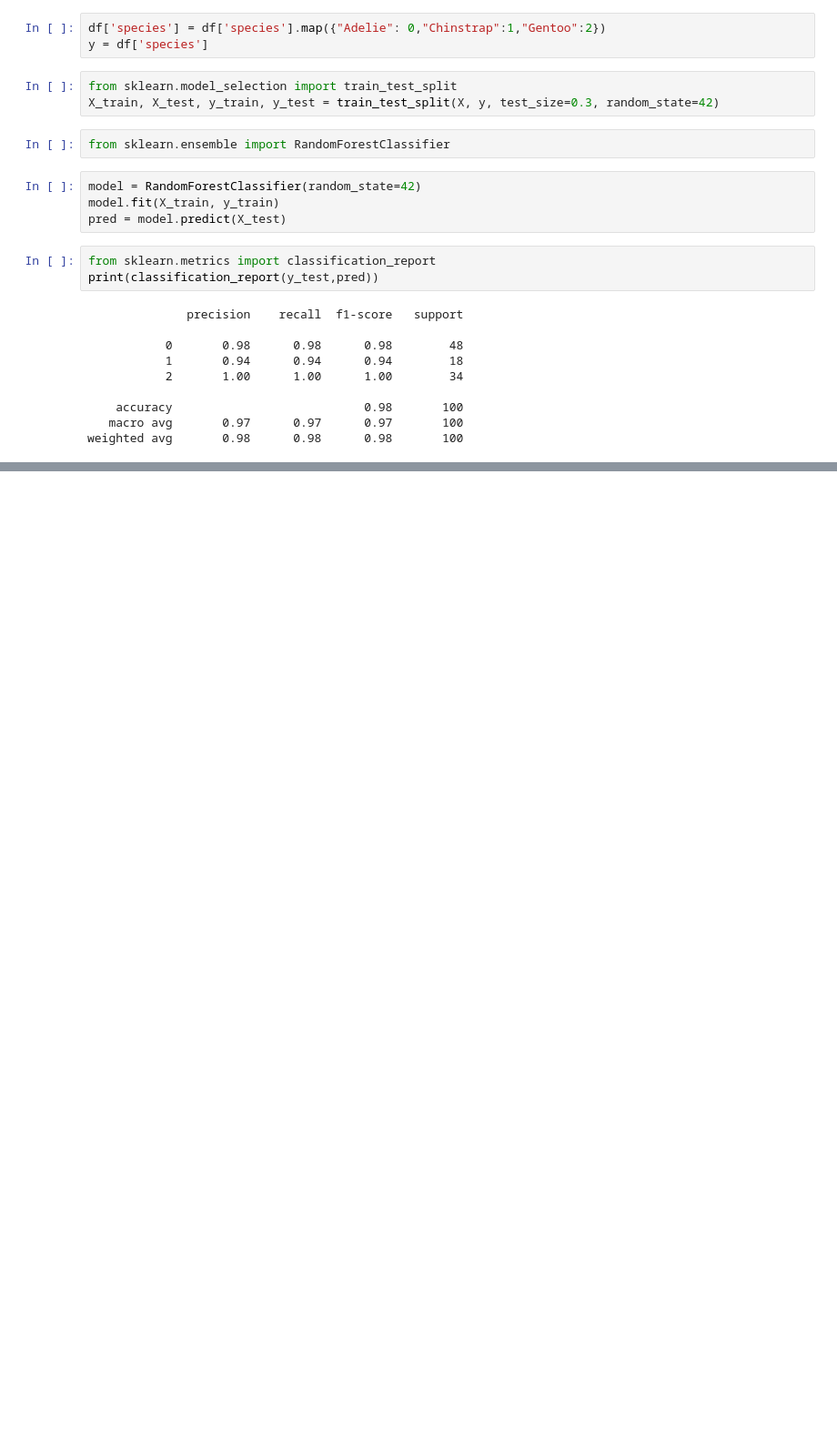
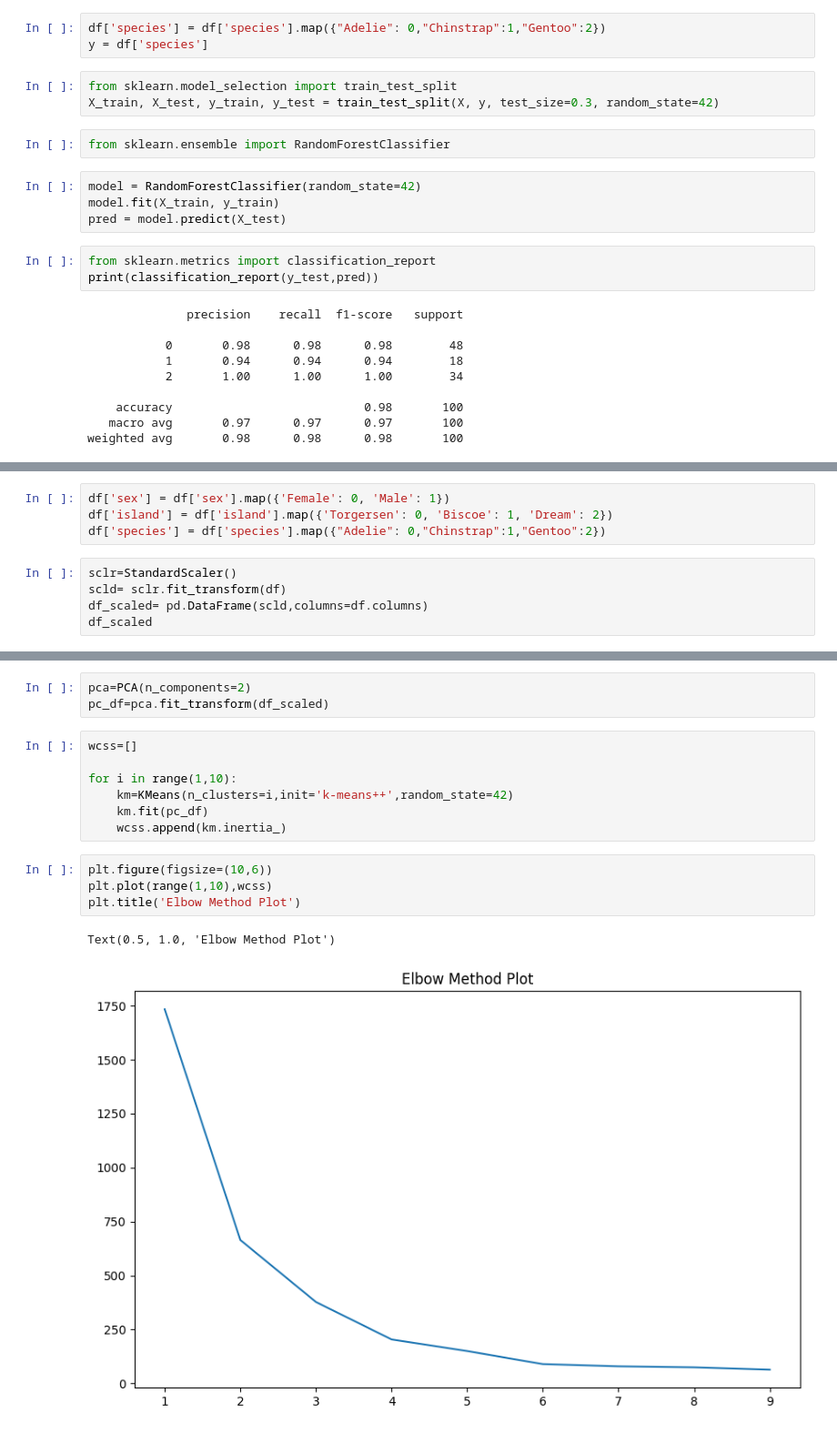
Before and after one commit to SanjarbekMatlabov/unsupervised-learning, a Jupyter notebook: penguins.ipynb, the cells around one changed output, grey strips where cells are left out. Shown at 91% size. Drawn from its saved outputs; the diff is of its cells as text; blank space fills up the shorter version.

```diff
--- a/penguins.ipynb
+++ b/penguins.ipynb
@@ -88,0 +94,9 @@ weighted avg       0.98      0.98      0.98       100
+# %%
+df['sex'] = df['sex'].map({'Female': 0, 'Male': 1})
+df['island'] = df['island'].map({'Torgersen': 0, 'Biscoe': 1, 'Dream': 2})
+df['species'] = df['species'].map({"Adelie": 0,"Chinstrap":1,"Gentoo":2})
+# %%
+sclr=StandardScaler()
+scld= sclr.fit_transform(df)
+df_scaled= pd.DataFrame(scld,columns=df.columns)
+df_scaled
@@ -88,0 +124,17 @@ weighted avg       0.98      0.98      0.98       100
+# %%
+pca=PCA(n_components=2)
+pc_df=pca.fit_transform(df_scaled)
+# %%
+wcss=[]
+
+for i in range(1,10):
+    km=KMeans(n_clusters=i,init='k-means++',random_state=42)
+    km.fit(pc_df)
+    wcss.append(km.inertia_)
+# %%
+plt.figure(figsize=(10,6))
+plt.plot(range(1,10),wcss)
+plt.title('Elbow Method Plot')
+# %% [output]
+Text(0.5, 1.0, 'Elbow Method Plot')
+[figure, added]
```
Also changed, not shown: parts of 12 cells of this notebook.
